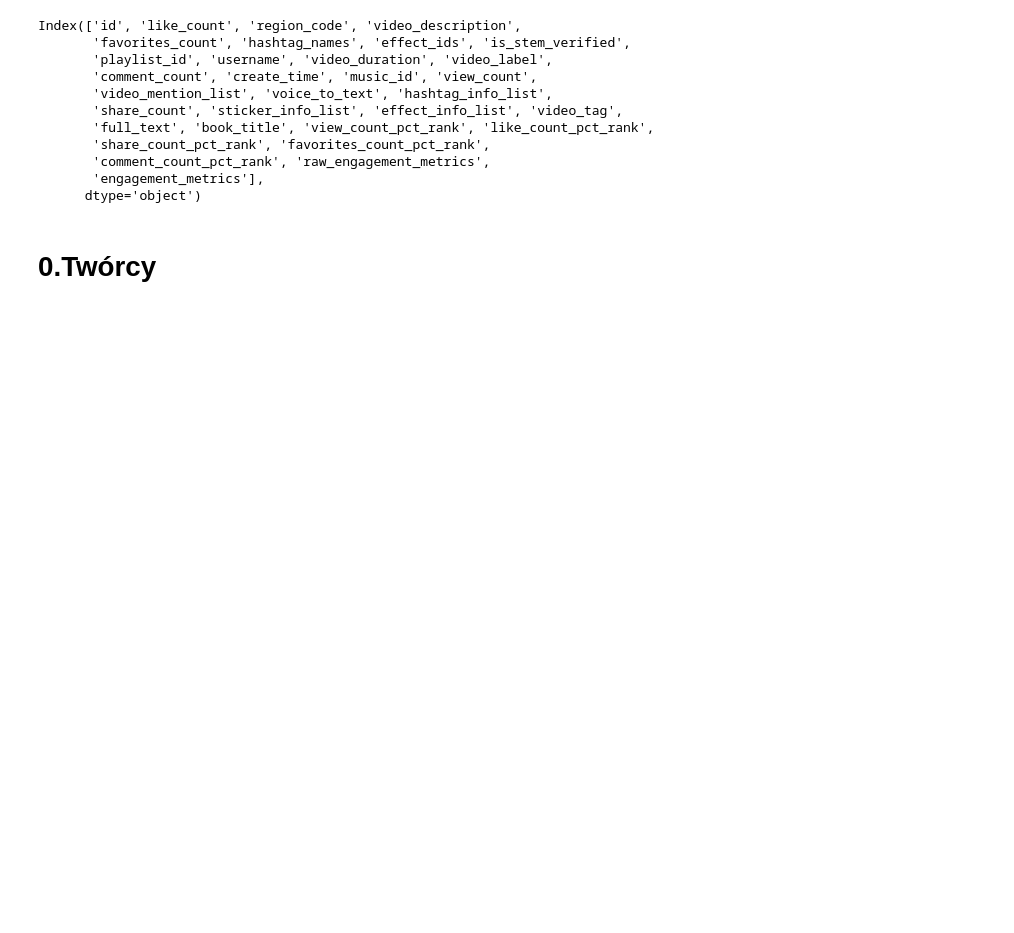
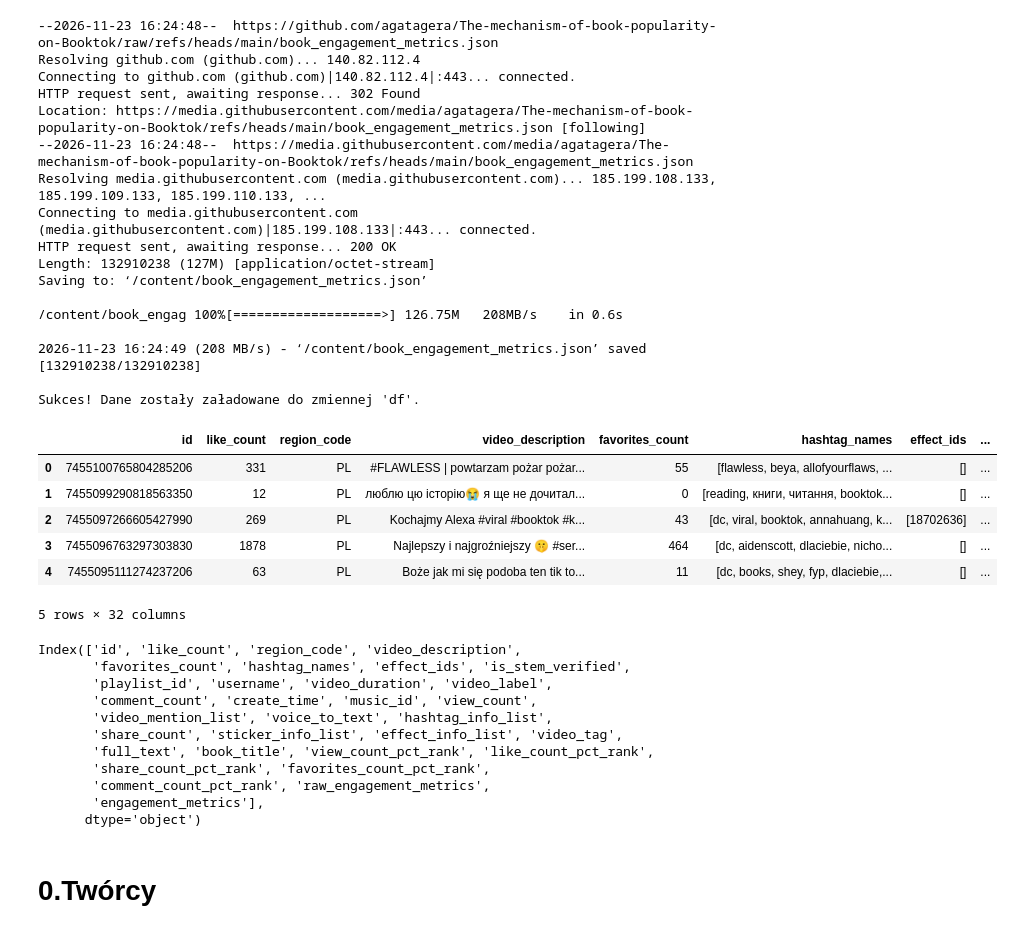
Before and after one commit to agatagera/The-mechanism-of-book-popularity-on-Booktok, a Jupyter notebook: 4_the_impact_of_form_music_and_effects.ipynb, the cells around one changed output. Cells and saved outputs as stored; diff of their text form; code cells hidden in the pictures; blank space fills up the shorter version.

```diff
--- a/4_the_impact_of_form_music_and_effects.ipynb
+++ b/4_the_impact_of_form_music_and_effects.ipynb
@@ -5,5 +7,41 @@ import statsmodels.api as sm
-# %%
-df = pd.read_json('book_engagement_metrics.json', orient='records', lines=True)
+# %%
+import pandas as pd
+import os
+
+# Pobieranie poprawnego, surowego pliku bezpośrednio z repozytorium GitHub
+!wget -O /content/book_engagement_metrics.json 'https://github.com/agatagera/The-mechanism-of-book-popularity-on-Booktok/raw/refs/heads/main/book_engagement_metrics.json'
+# Wczytanie pobranego pliku JSON do zmiennej df jako DataFrame
+if os.path.exists('/content/book_engagement_metrics.json') and os.path.getsize('/content/book_engagement_metrics.json') > 1000:
+    df = pd.read_json('/content/book_engagement_metrics.json', orient='records', lines=True)
+    print("Sukces! Dane zostały załadowane do zmiennej 'df'.")
+    display(df.head())
+else:
+    print("Nie udało się pobrać pełnego pliku danych. Upewnij się, że repozytorium jest publiczne i ścieżka jest poprawna.")
+# %% [output]
+--2026-11-23 16:24:48--  https://github.com/agatagera/The-mechanism-of-book-popularity-on-Booktok/raw/refs/heads/main/book_engagement_metrics.json
+Resolving github.com (github.com)... 140.82.112.4
+Connecting to github.com (github.com)|140.82.112.4|:443... connected.
+HTTP request sent, awaiting response... 302 Found
+Location: https://media.githubusercontent.com/media/agatagera/The-mechanism-of-book-popularity-on-Booktok/refs/heads/main/book_engagement_metrics.json [following]
+--2026-11-23 16:24:48--  https://media.githubusercontent.com/media/agatagera/The-mechanism-of-book-popularity-on-Booktok/refs/heads/main/book_engagement_metrics.json
+Resolving media.githubusercontent.com (media.githubusercontent.com)... 185.199.108.133, 185.199.109.133, 185.199.110.133, ...
+Connecting to media.githubusercontent.com (media.githubusercontent.com)|185.199.108.133|:443... connected.
+HTTP request sent, awaiting response... 200 OK
+Length: 132910238 (127M) [application/octet-stream]
+Saving to: ‘/content/book_engagement_metrics.json’
+
+/content/book_engag 100%[===================>] 126.75M   208MB/s    in 0.6s
+
+2026-11-23 16:24:49 (208 MB/s) - ‘/content/book_engagement_metrics.json’ saved [132910238/132910238]
+
+Sukces! Dane zostały załadowane do zmiennej 'df'.
+|  | id | like_count | region_code | video_description | favorites_count | hashtag_names | effect_ids | ... |
+| 0 | 7455100765804285206 | 331 | PL | #FLAWLESS | powtarzam pożar pożar... | 55 | [flawless, beya, allofyourflaws, ... | [] | ... |
+| 1 | 7455099290818563350 | 12 | PL | люблю цю історію😭 я ще не дочитал... | 0 | [reading, книги, читання, booktok... | [] | ... |
+| 2 | 7455097266605427990 | 269 | PL | Kochajmy Alexa #viral #booktok #k... | 43 | [dc, viral, booktok, annahuang, k... | [18702636] | ... |
+| 3 | 7455096763297303830 | 1878 | PL | Najlepszy i najgroźniejszy 🤫 #ser... | 464 | [dc, aidenscott, dlaciebie, nicho... | [] | ... |
+| 4 | 7455095111274237206 | 63 | PL | Boże jak mi się podoba ten tik to... | 11 | [dc, books, shey, fyp, dlaciebie,... | [] | ... |
+5 rows × 32 columns
 # %%
 print(df.columns)
 # %% [output]
```
Also changed, not shown: parts of 17 cells of this notebook.
